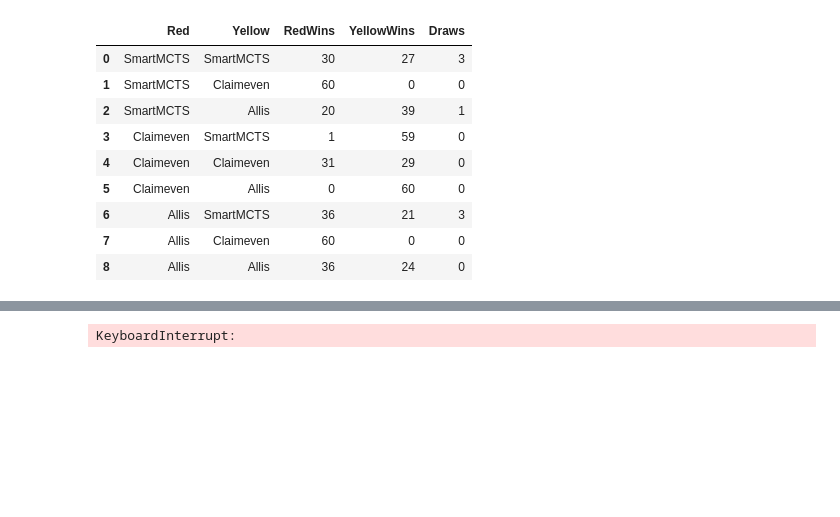
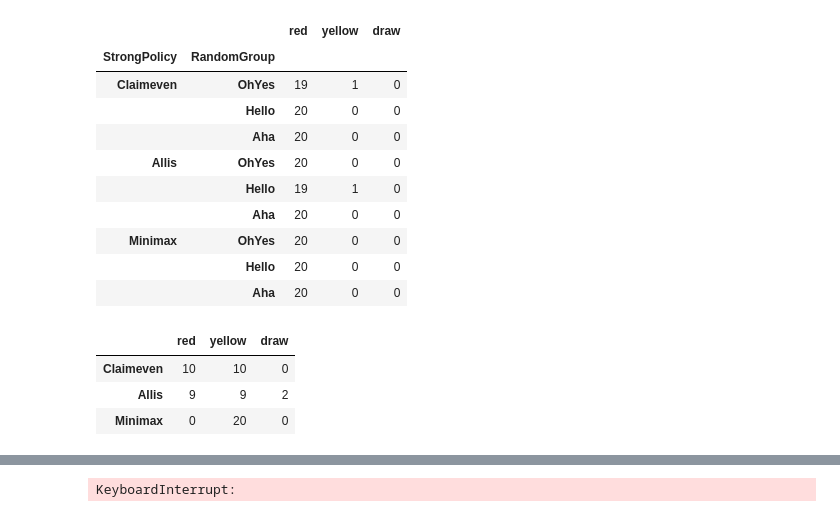
Before and after one commit to 1JuL/ai_fundamentals_fp, a Jupyter notebook: tournament/compares.ipynb, the cells around one changed output, grey strips where cells are left out. Drawn from its saved outputs; the diff is of its cells as text; code cells hidden in the pictures; blank space fills up the shorter version.

```diff
--- a/tournament/compares.ipynb
+++ b/tournament/compares.ipynb
@@ -90,28 +91,54 @@ KeyboardInterrupt:
-# %%
-import pandas as pd
-
-data = []
-for (pA, pB), res in results_matrix.items():
-    row = {
-        "Red": pA,
-        "Yellow": pB,
-        "RedWins": res["red"],
-        "YellowWins": res["yellow"],
-        "Draws": res["draw"]
-    }
-    data.append(row)
-
-df = pd.DataFrame(data)
-df
-# %% [output]
-|  | Red | Yellow | RedWins | YellowWins | Draws |
-| 0 | SmartMCTS | SmartMCTS | 30 | 27 | 3 |
-| 1 | SmartMCTS | Claimeven | 60 | 0 | 0 |
-| 2 | SmartMCTS | Allis | 20 | 39 | 1 |
-| 3 | Claimeven | SmartMCTS | 1 | 59 | 0 |
-| 4 | Claimeven | Claimeven | 31 | 29 | 0 |
-| 5 | Claimeven | Allis | 0 | 60 | 0 |
-| 6 | Allis | SmartMCTS | 36 | 21 | 3 |
-| 7 | Allis | Claimeven | 60 | 0 | 0 |
-| 8 | Allis | Allis | 36 | 24 | 0 |
+# %%
+strong_rules = {
+    "Claimeven": ClaimEvenPolicy,
+    "Allis": AllisPolicy,
+    "Minimax": MinimaxPolicy
+}
+
+results_rules_vs_random = {}
+
+total_matchups = len(strong_rules) * len(random_groups)
+with tqdm(total=total_matchups, desc="Rules/Minimax vs Random Groups") as pbar:
+    for sname, spol in strong_rules.items():
+        for gname, gpol in random_groups.items():
+            matchup_desc = f"{sname} (Rojo) vs {gname} (Amarillo)"
+            res = evaluate(spol, gpol, n_games=20, desc=matchup_desc)
+            results_rules_vs_random[(sname, gname)] = res
+            pbar.update(1)
+
+df_rules_vs_random = (
+    pd.DataFrame(results_rules_vs_random).T
+      .rename_axis(["StrongPolicy","RandomGroup"])
+)
+df_rules_vs_random
+# %% [output]
+|  |  | red | yellow | draw |
+| StrongPolicy | RandomGroup |  |  |  |
+| Claimeven | OhYes | 19 | 1 | 0 |
+|  | Hello | 20 | 0 | 0 |
+|  | Aha | 20 | 0 | 0 |
+| Allis | OhYes | 20 | 0 | 0 |
+|  | Hello | 19 | 1 | 0 |
+|  | Aha | 20 | 0 | 0 |
+| Minimax | OhYes | 20 | 0 | 0 |
+|  | Hello | 20 | 0 | 0 |
+|  | Aha | 20 | 0 | 0 |
+# %%
+results_smart_vs_rules = {}
+
+total_matchups = len(strong_rules)
+with tqdm(total=total_matchups, desc="SmartMCTS vs Rules/Minimax") as pbar:
+    for sname, spol in strong_rules.items():
+        matchup_desc = f"SmartMCTS (Rojo) vs {sname} (Amarillo)"
+        res = evaluate(SmartMCTS, spol, n_games=20, desc=matchup_desc)
+        results_smart_vs_rules[sname] = res
+        pbar.update(1)
+
+df_smart_vs_rules = pd.DataFrame(results_smart_vs_rules).T
+df_smart_vs_rules
+# %% [output]
+|  | red | yellow | draw |
+| Claimeven | 10 | 10 | 0 |
+| Allis | 9 | 9 | 2 |
+| Minimax | 0 | 20 | 0 |
 # %%
```
Also changed, not shown: parts of 4 cells of this notebook.
